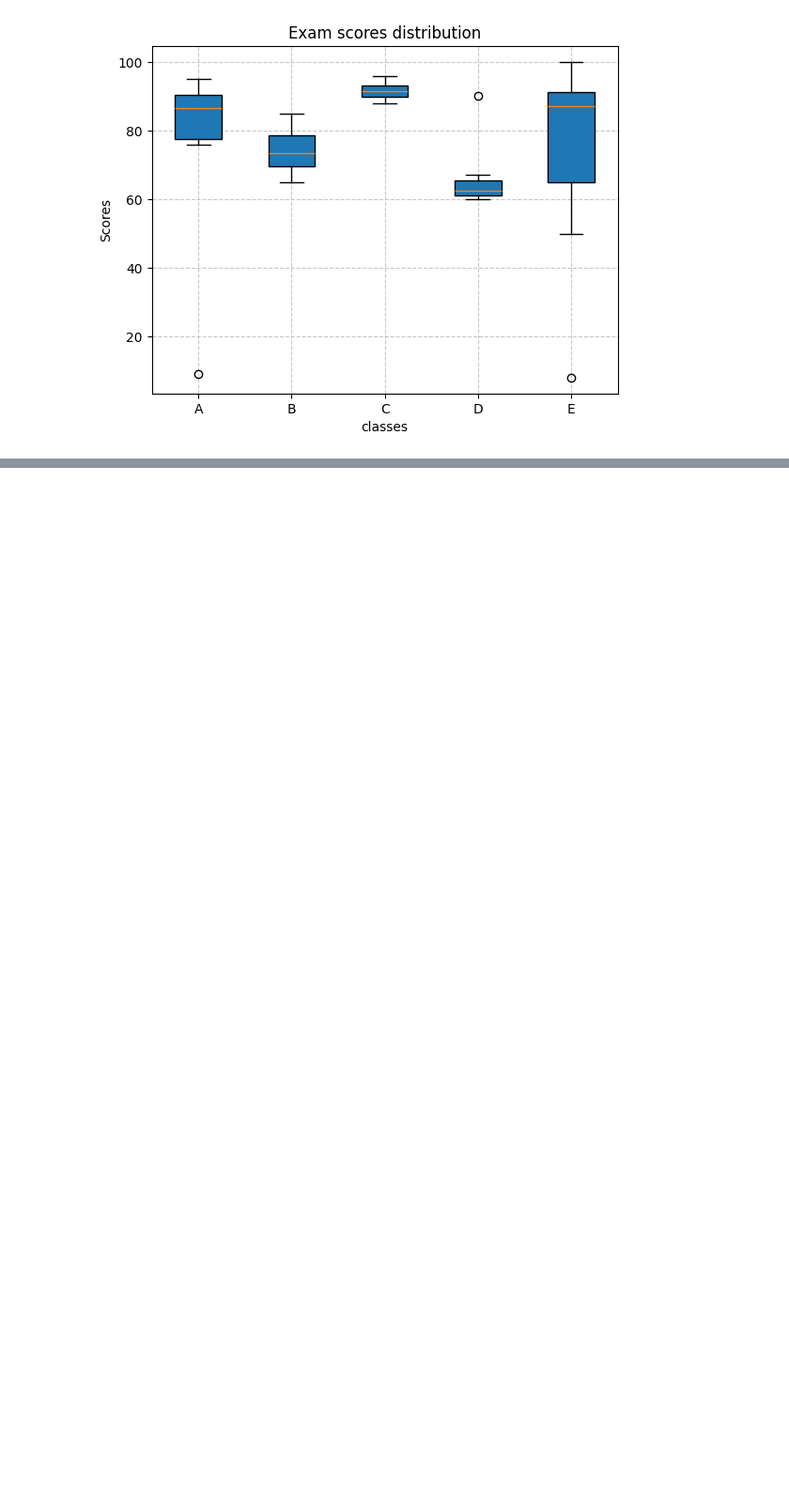
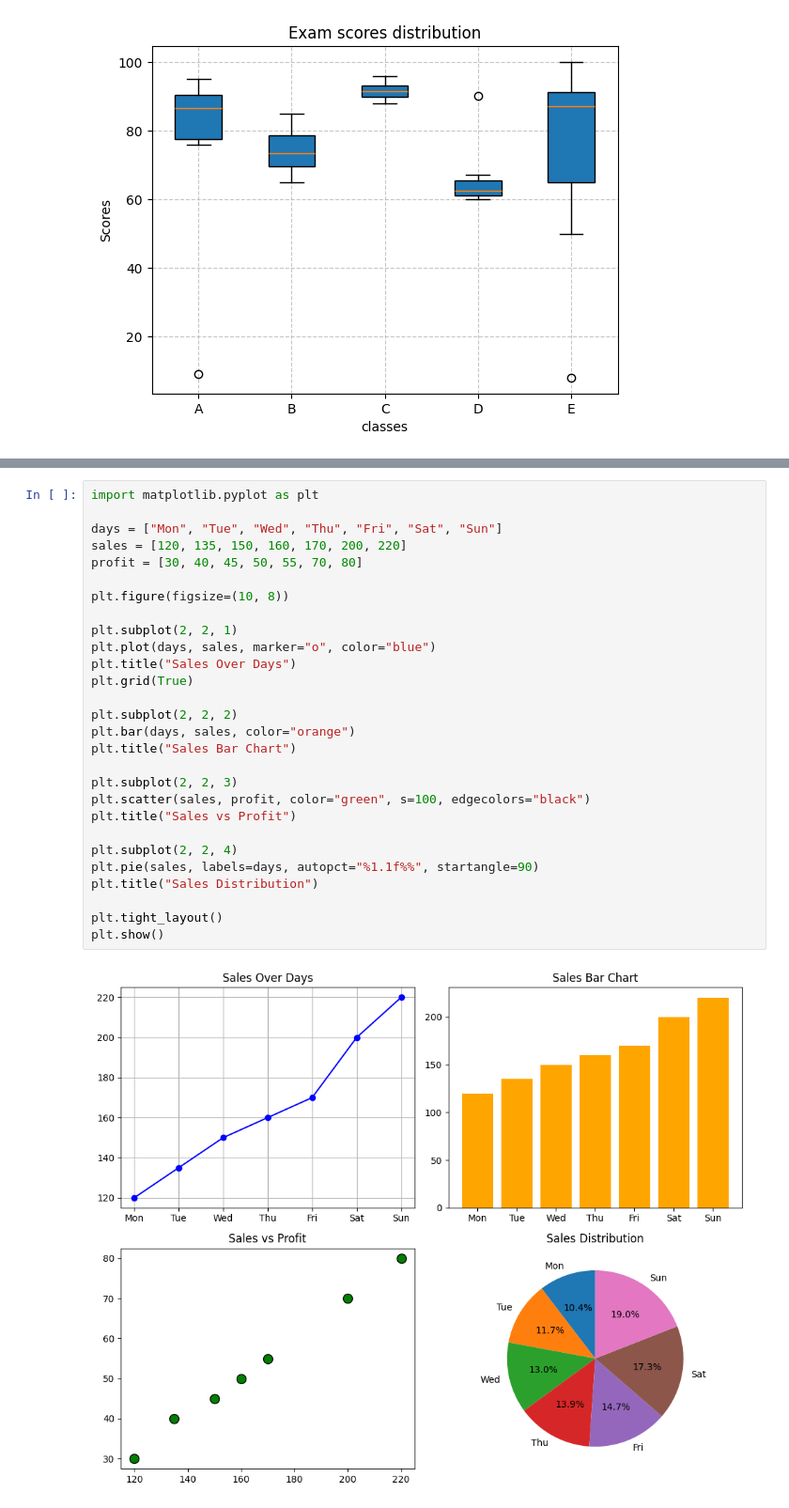
Before and after one commit to vutikurishanmukha9/PythonCourseWork, a Jupyter notebook: ClassWork/36.Matplot.ipynb, the cells around one changed output, grey strips where cells are left out. Shown: that part at 94% size. Cells and saved outputs as stored; diff of their text form; blank space fills up the shorter version.

```diff
--- a/ClassWork/36.Matplot.ipynb
+++ b/ClassWork/36.Matplot.ipynb
@@ -126,0 +177,30 @@ plt.show()
+# %%
+import matplotlib.pyplot as plt
+
+days = ["Mon", "Tue", "Wed", "Thu", "Fri", "Sat", "Sun"]
+sales = [120, 135, 150, 160, 170, 200, 220]
+profit = [30, 40, 45, 50, 55, 70, 80]
+
+plt.figure(figsize=(10, 8))
+
+plt.subplot(2, 2, 1)
+plt.plot(days, sales, marker="o", color="blue")
+plt.title("Sales Over Days")
+plt.grid(True)
+
+plt.subplot(2, 2, 2)
+plt.bar(days, sales, color="orange")
+plt.title("Sales Bar Chart")
+
+plt.subplot(2, 2, 3)
+plt.scatter(sales, profit, color="green", s=100, edgecolors="black")
+plt.title("Sales vs Profit")
+
+plt.subplot(2, 2, 4)
+plt.pie(sales, labels=days, autopct="%1.1f%%", startangle=90)
+plt.title("Sales Distribution")
+
+plt.tight_layout()
+plt.show()
+# %% [output]
+[figure, added]
```
Also changed, not shown: parts of 2 cells of this notebook.
